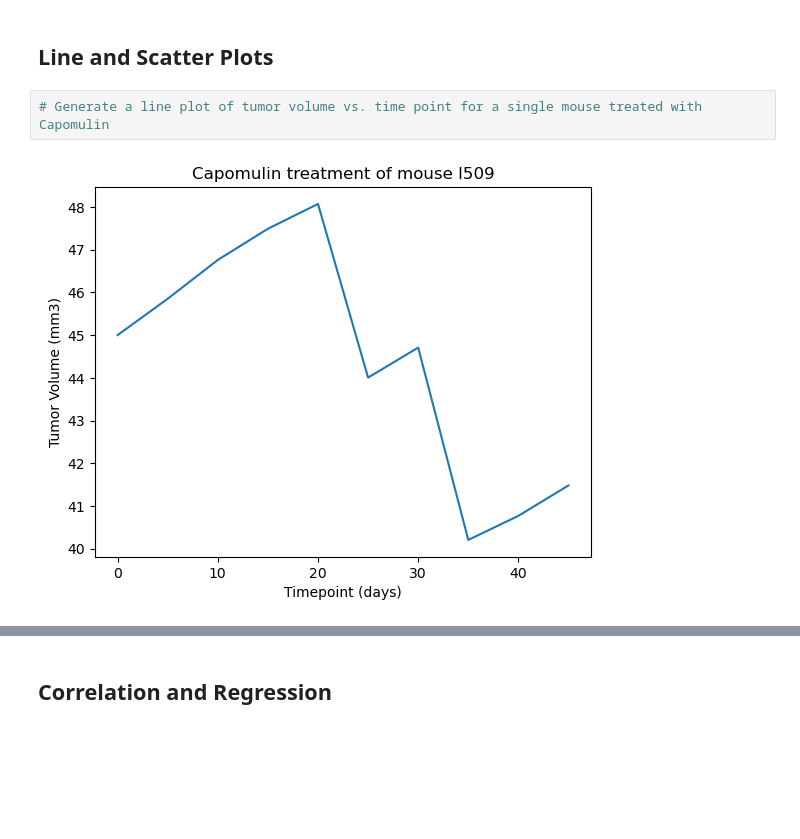
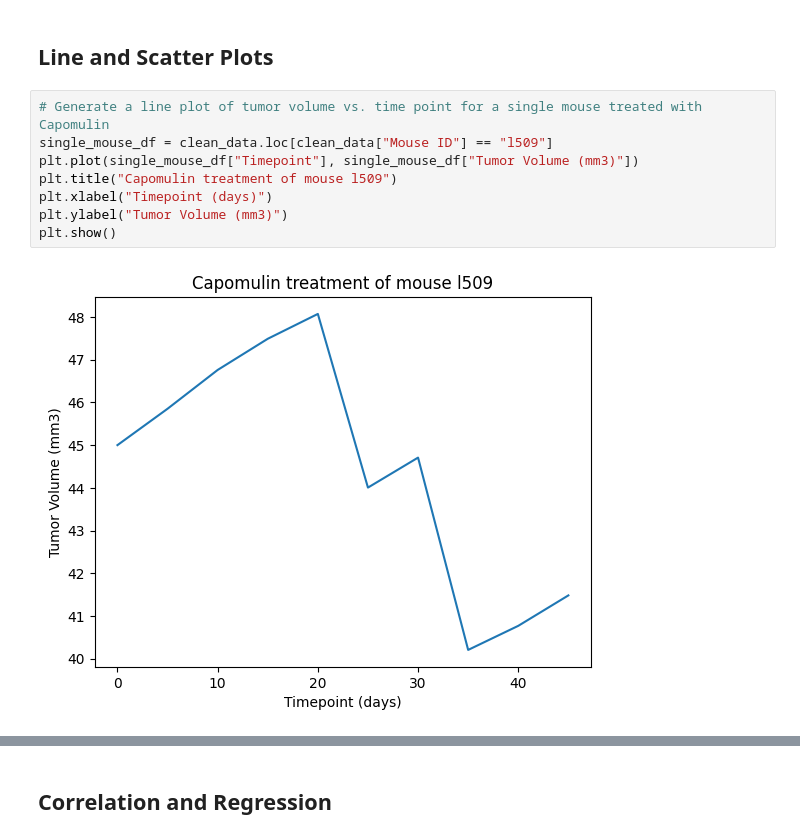
Before and after one commit to Addieryn/Plotting_challenge, a Jupyter notebook: Pymaceuticals/pymaceuticals_starter.ipynb, the cells around one changed output, grey strips where cells are left out. Cells and saved outputs as stored; diff of their text form; blank space fills up the shorter version.

```diff
--- a/Pymaceuticals/pymaceuticals_starter.ipynb
+++ b/Pymaceuticals/pymaceuticals_starter.ipynb
@@ -261,5 +280,11 @@ Ceftamin's potential outliers: Series([], Name: Tumor Volume (mm3), dtype: float
 ## Line and Scatter Plots
 # %%
 # Generate a line plot of tumor volume vs. time point for a single mouse treated with Capomulin
+single_mouse_df = clean_data.loc[clean_data["Mouse ID"] == "l509"]
+plt.plot(single_mouse_df["Timepoint"], single_mouse_df["Tumor Volume (mm3)"])
+plt.title("Capomulin treatment of mouse l509")
+plt.xlabel("Timepoint (days)")
+plt.ylabel("Tumor Volume (mm3)")
+plt.show()
 # %% [output]
-[figure, old version]
+[figure, new version]
```
Also changed, not shown: parts of 9 cells of this notebook.
